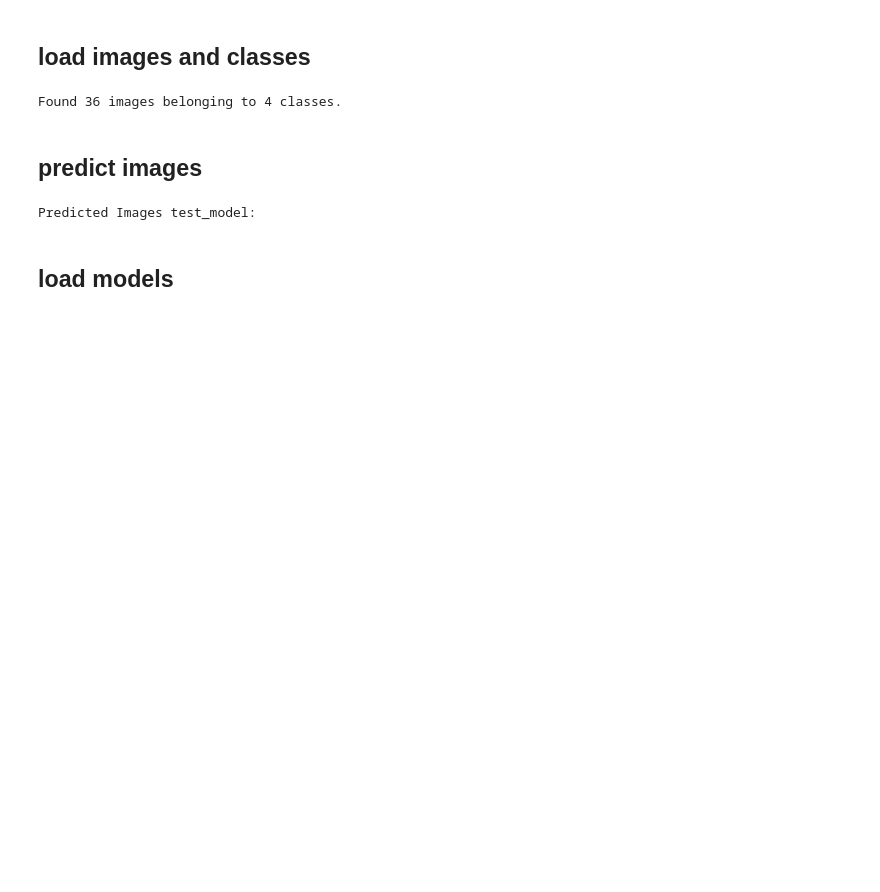
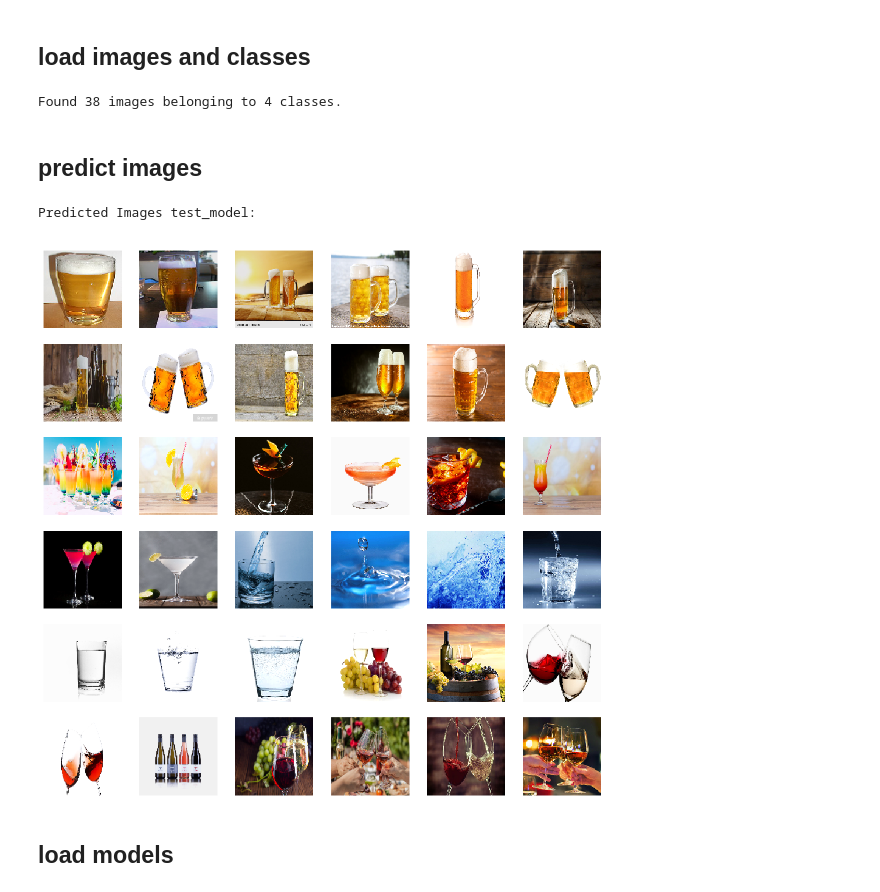
Before and after one commit to LeebHelmut/drink-detection, a Jupyter notebook: prediction.ipynb, the cells around one changed output. Drawn from its saved outputs; the diff is of its cells as text; code cells hidden in the pictures; blank space fills up the shorter version.

Commit message:
quite good prediction, when HELI sort the images in the correct folders

```diff
--- a/prediction.ipynb
+++ b/prediction.ipynb
@@ -20,7 +20,7 @@ test_image_generator = tf.keras.preprocessing.image.ImageDataGenerator(
     rotation_range=0,
     width_shift_range=0,
     height_shift_range=0,
-    brightness_range=(1, 1),
+    brightness_range=(0.9, 1.1),
     horizontal_flip=False,
     vertical_flip=False
 )
@@ -30,37 +30,38 @@ test_data = test_image_generator.flow_from_directory(batch_size=36,
                                                            shuffle=False,
                                                            target_size=(IMG_HEIGHT, IMG_WIDTH))
 # %% [output]
-Found 36 images belonging to 4 classes.
+Found 38 images belonging to 4 classes.
 # %% [markdown]
 ## predict images
 # %%
 def predict_images(model, name):
     print("Predicted Images %s:" % name)
 
     images, labels = next(test_data)
     class_labels = {v:k for k,v in test_data.class_indices.items()}
 
     fig, axes = plt.subplots(6, 6, figsize=(20,20))
     axes = axes.flatten()
 
     for img, label, ax in zip(images, labels, axes):
         actual_class = np.argmax(label)
         actual_label = class_labels[actual_class]
 
         prediction = model.predict(img[np.newaxis,:])
 
         predicted_class = np.argmax(prediction[0], axis=-1)
         predicted_label = class_labels[predicted_class]
 
         ax.set_title("Pred %s / Act %s" % (predicted_label, actual_label))
         ax.imshow(img)
         ax.axis('off')
 
 
-model = tf.keras.models.load_model('models/drink-detection-model1-g1.h5')
+model = tf.keras.models.load_model('drink-detection-model2-g2.h5')
 predict_images(model, "test_model")
 # %% [output]
 Predicted Images test_model:
+[figure, added]
 # %% [markdown]
 ## load models
 # %%
```
Also changed, not shown: 7 other files.
